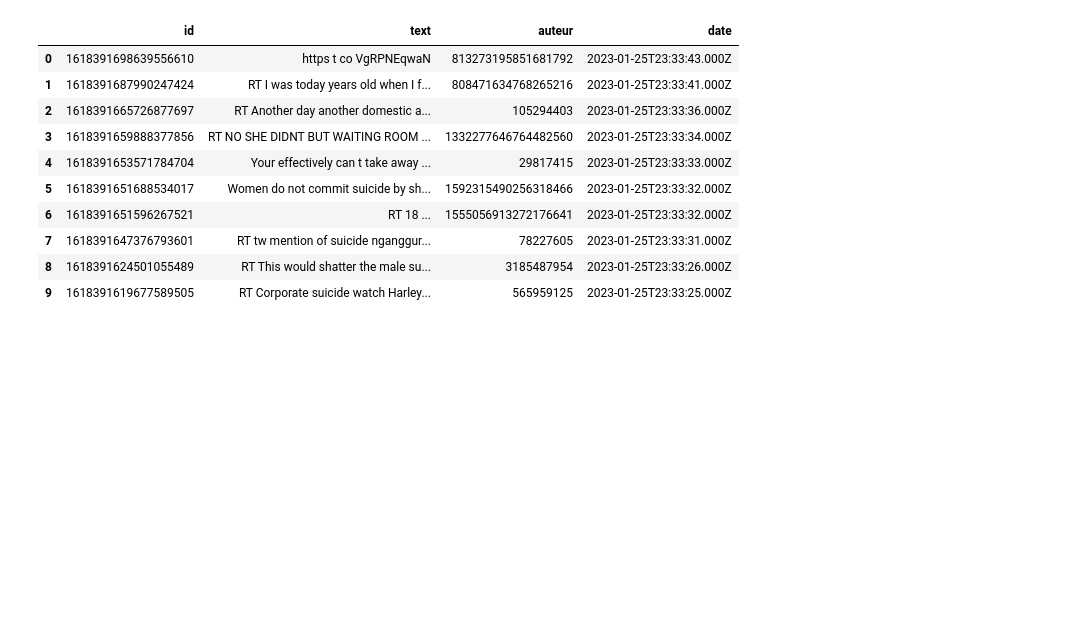
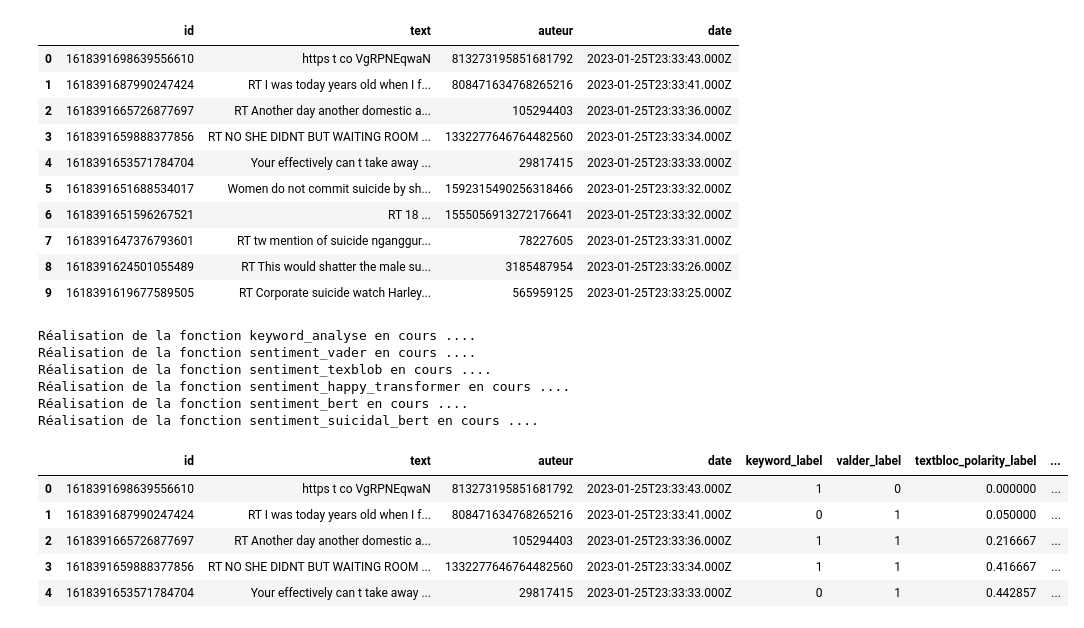
Before and after one commit to Pierre-Portfolio/TwitterFeelingAnalyse, a Jupyter notebook: Livrables/Code/Pierre.ipynb, the cells around one changed output. Saved outputs shown, nothing was run; the diff lists cells and outputs as text; code cells hidden in the pictures; blank space fills up the shorter version.

```diff
--- a/Livrables/Code/Pierre.ipynb
+++ b/Livrables/Code/Pierre.ipynb
@@ -264,8 +279,9 @@ df.head()
 # %% [markdown]
 # Analyse
 # %%
-def PreparationModel(df):
-    df["class"] = df["class"].replace({"Potential Suicide post ": 1, "Not Suicide post": 0})
+def PreparationModel(df, change_class):
+    if change_class:
+        df["class"] = df["class"].replace({"Potential Suicide post ": 1, "Not Suicide post": 0})
     df["keyword_label"] = df["keyword_label"].replace({"Negative": 1, "Positive": 0})
     df["valder_label"] = df["valder_label"].replace({"Negative": 1, "Positive": 0, "Neutral": 0})
     df["happy_transformer_label"] = df["happy_transformer_label"].replace({"NEGATIVE": 1, "POSITIVE": 0})
@@ -586,8 +598,23 @@ df.head(10)
 | 9 | 1618391619677589505 | RT Corporate suicide watch Harley... | 565959125 | 2023-01-25T23:33:25.000Z |
 # %%
 df = AddAllModelToDF(df)
-df = PreparationModel(df)
+df = PreparationModel(df, False)
 
+df["modele_groupement_score"] = df[['keyword_label', 'valder_label', 'happy_transformer_label', 'bert_label', 'suicidal_bert_label']].sum(axis=1)
 df["groupement_all_modele_par_3"] = np.where(df["modele_groupement_score"] >= 3, 1, 0)
+df.copy().drop(['modele_groupement_score'], axis = 1)
 
 df.head()
+# %% [output]
+Réalisation de la fonction keyword_analyse en cours ....
+Réalisation de la fonction sentiment_vader en cours ....
+Réalisation de la fonction sentiment_texblob en cours ....
+Réalisation de la fonction sentiment_happy_transformer en cours ....
+Réalisation de la fonction sentiment_bert en cours ....
+Réalisation de la fonction sentiment_suicidal_bert en cours ....
+|  | id | text | auteur | date | keyword_label | valder_label | textbloc_polarity_label | ... |
+| 0 | 1618391698639556610 | https t co VgRPNEqwaN | 813273195851681792 | 2023-01-25T23:33:43.000Z | 1 | 0 | 0.000000 | ... |
+| 1 | 1618391687990247424 | RT I was today years old when I f... | 808471634768265216 | 2023-01-25T23:33:41.000Z | 0 | 1 | 0.050000 | ... |
+| 2 | 1618391665726877697 | RT Another day another domestic a... | 105294403 | 2023-01-25T23:33:36.000Z | 1 | 1 | 0.216667 | ... |
+| 3 | 1618391659888377856 | RT NO SHE DIDNT BUT WAITING ROOM ... | 1332277646764482560 | 2023-01-25T23:33:34.000Z | 1 | 1 | 0.416667 | ... |
+| 4 | 1618391653571784704 | Your effectively can t take away ... | 29817415 | 2023-01-25T23:33:33.000Z | 0 | 1 | 0.442857 | ... |
```
Also changed, not shown: parts of 7 cells of this notebook, 1 other file.
